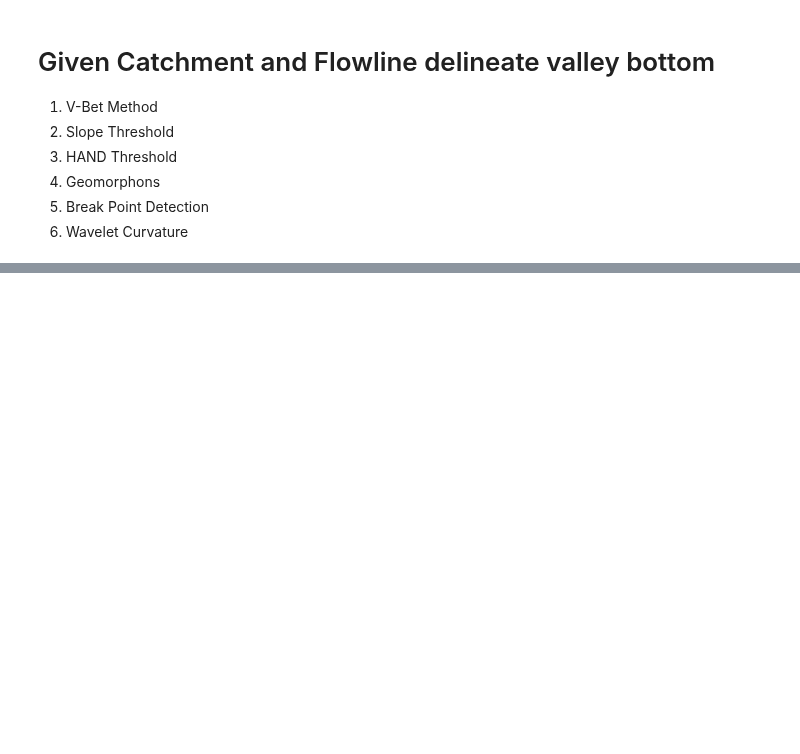
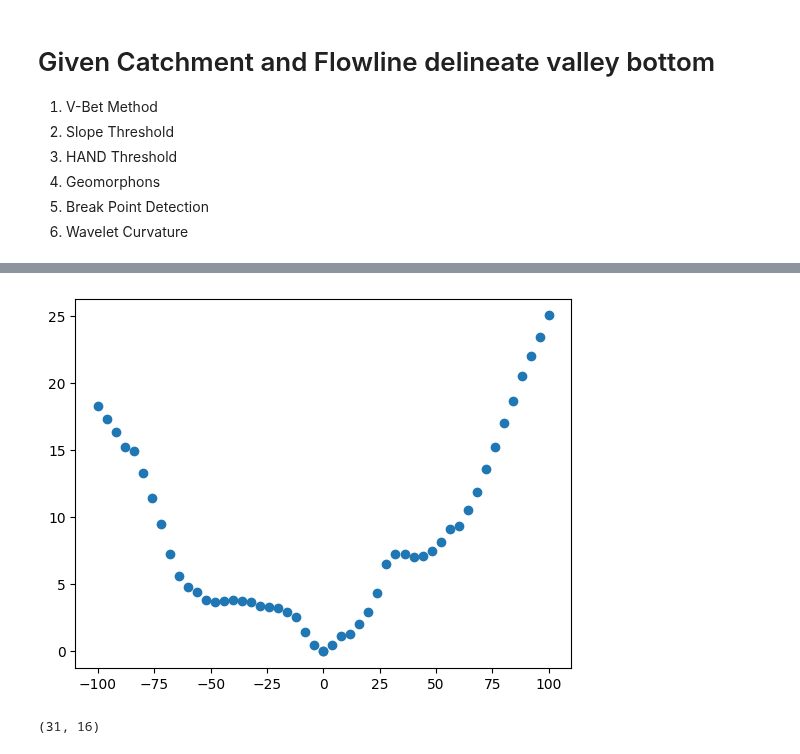
Before and after one commit to avkoehl/valleys, a Jupyter notebook: notebooks/valley_bottom_delineation.ipynb, the cells around one changed output, grey strips where cells are left out. Cells and saved outputs as stored; diff of their text form; code cells hidden in the pictures; blank space fills up the shorter version.

```diff
--- a/notebooks/valley_bottom_delineation.ipynb
+++ b/notebooks/valley_bottom_delineation.ipynb
@@ -24,0 +68,15 @@ flowline.plot(axa
+# %%
+dfs = []
+for i,point in enumerate(points):
+    res = {}
+    alphas, elevations, sample_points = get_cross_section(point, flowline['geometry'][0], 100, 4, hand)
+    _, slopes, _ = get_cross_section(point, flowline['geometry'][0], 100, 4, slope)
+    res['alpha'] = alphas
+    res['elevation'] = elevations
+    res['slope'] = slopes
+    res['point'] = sample_points
+    res['cross_section_index'] = i
+    df = pd.DataFrame(res)
+    dfs.append(df)
+df = pd.concat(dfs)
+df
@@ -24,0 +97,27 @@ flowline.plot(axa
+# %%
+# find break point
+def process_cross_section(cross_section_df):
+    # split into left and right
+    # remove null or -32768
+    # get index where slope > 20 degrees
+    # return inds
+#fig, axes = plt.subplots(21,1)
+
+for i in df['cross_section_index'].unique():
+    elevation = df.loc[df['cross_section_index'] == i]
+    elevation = elevation.loc[elevation['elevation'] > -1]
+
+
+
+    #axes[i].plot(elevation['elevation'])
+    if i == 8:
+        neg_slope_break = np.argmax((elevation['slope'] > 20) & (elevation['alpha'] < 0))
+        pos_slope_break = np.argmax((elevation['slope'] > 20) & (elevation['alpha'] > 0))
+        plt.scatter(elevation['alpha'], elevation['elevation'])
+        test = elevation
+# %% [output]
+[figure, added]
+# %%
+pos_slope_break, neg_slope_break
+# %% [output]
+(31, 16)
```
Also changed, not shown: parts of 7 cells of this notebook, 1 other file.
